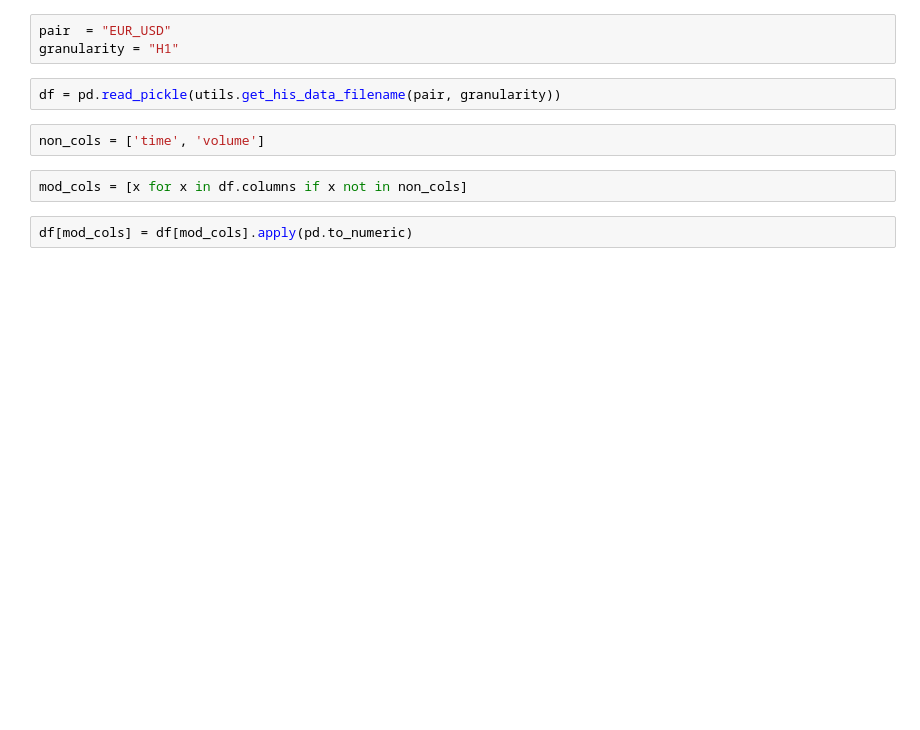
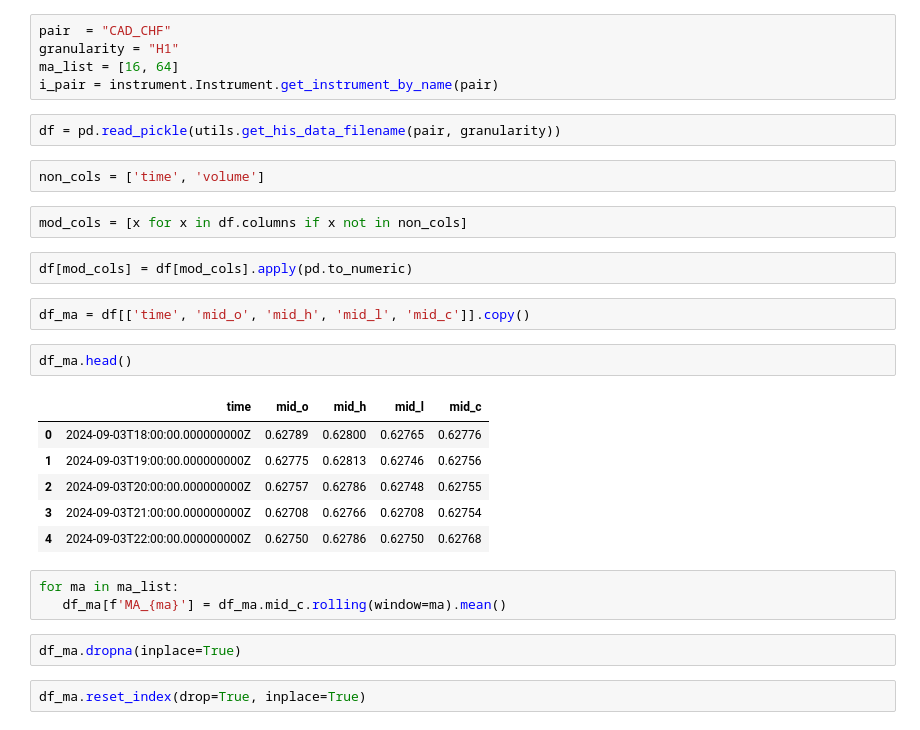
Before and after one commit to Uprightnes/TradeBot, a Jupyter notebook: candle_plot.ipynb, the cells around one changed output. Saved outputs shown, nothing was run; the diff lists cells and outputs as text; blank space fills up the shorter version.

```diff
--- a/candle_plot.ipynb
+++ b/candle_plot.ipynb
@@ -4,6 +6,8 @@ import utils
 # %%
-pair  = "EUR_USD"
+pair  = "CAD_CHF"
 granularity = "H1"
+ma_list = [16, 64]
+i_pair = instrument.Instrument.get_instrument_by_name(pair)
 # %%
 df = pd.read_pickle(utils.get_his_data_filename(pair, granularity))
 # %%
@@ -12,3 +16,21 @@ non_cols = ['time', 'volume']
 mod_cols = [x for x in df.columns if x not in non_cols]
 # %%
 df[mod_cols] = df[mod_cols].apply(pd.to_numeric)
+# %%
+df_ma = df[['time', 'mid_o', 'mid_h', 'mid_l', 'mid_c']].copy()
+# %%
+df_ma.head()
+# %% [output]
+|  | time | mid_o | mid_h | mid_l | mid_c |
+| 0 | 2024-09-03T18:00:00.000000000Z | 0.62789 | 0.62800 | 0.62765 | 0.62776 |
+| 1 | 2024-09-03T19:00:00.000000000Z | 0.62775 | 0.62813 | 0.62746 | 0.62756 |
+| 2 | 2024-09-03T20:00:00.000000000Z | 0.62757 | 0.62786 | 0.62748 | 0.62755 |
+| 3 | 2024-09-03T21:00:00.000000000Z | 0.62708 | 0.62766 | 0.62708 | 0.62754 |
+| 4 | 2024-09-03T22:00:00.000000000Z | 0.62750 | 0.62786 | 0.62750 | 0.62768 |
+# %%
+for ma in ma_list:
+   df_ma[f'MA_{ma}'] = df_ma.mid_c.rolling(window=ma).mean()
+# %%
+df_ma.dropna(inplace=True)
+# %%
+df_ma.reset_index(drop=True, inplace=True)
```
Also changed, not shown: parts of 13 cells of this notebook, 7 other files.
